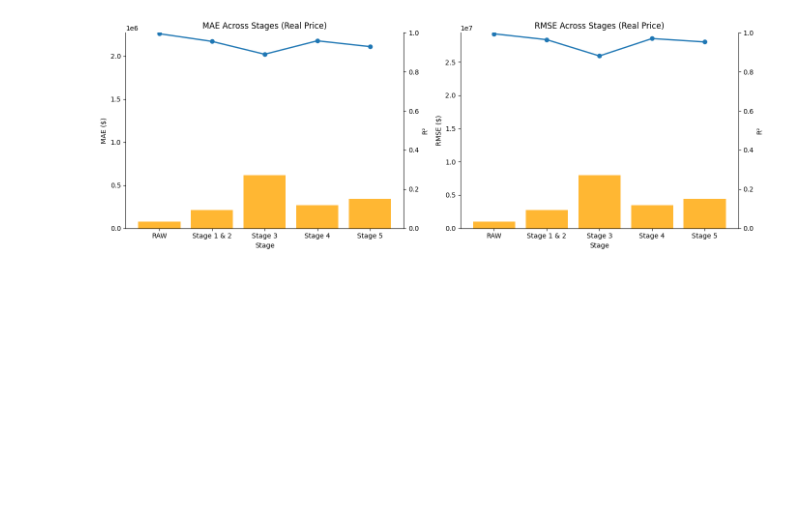
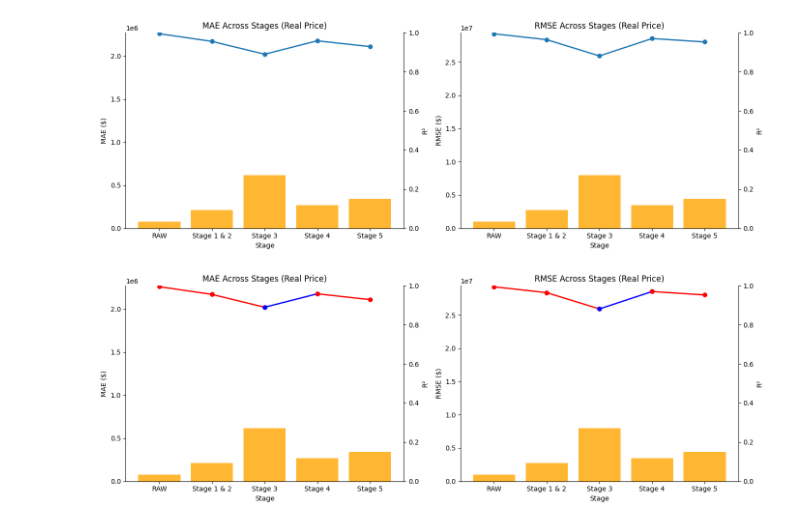
Before and after one commit to Gitzav/role_of_data_preparation, a Jupyter notebook: main.ipynb, the cells around one changed output. Saved outputs shown, nothing was run; the diff lists cells and outputs as text; code cells hidden in the pictures; blank space fills up the shorter version.

```diff
--- a/main.ipynb
+++ b/main.ipynb
@@ -1146,3 +1146,84 @@ plt.show()
 | 3 | Stage 4 | 2.178194e+06 | 2.853472e+07 | 0.117786 |
 | 4 | Stage 5 | 2.111071e+06 | 2.802286e+07 | 0.149153 |
 [figure]
+# %%
+import matplotlib.pyplot as plt
+
+stages = df_results["Stage"]
+
+mae_vals  = df_results["MAE_test"].values
+rmse_vals = df_results["RMSE_test"].values
+r2_vals   = df_results["R2_test"].values
+
+fig, axes = plt.subplots(1, 2, figsize=(14, 5))
+
+# ================== MAE + R² ==================
+ax_mae = axes[0]
+
+# Vẽ từng đoạn với màu theo xu hướng
+for i in range(len(stages) - 1):
+    x_seg = [stages[i], stages[i+1]]
+    y_seg = [mae_vals[i], mae_vals[i+1]]
+    if mae_vals[i+1] > mae_vals[i]:
+        color = "blue"   # tăng
+    elif mae_vals[i+1] < mae_vals[i]:
+        color = "red"     # giảm
+    else:
+        color = "gray"
+    ax_mae.plot(x_seg, y_seg, marker="o", linewidth=2, color=color)
+
+ax_mae.set_title("MAE Across Stages (Real Price)")
+ax_mae.set_xlabel("Stage")
+ax_mae.set_ylabel("MAE ($)")
+ax_mae.set_ylim(bottom=0)
+ax_mae.grid(False)
+ax_mae.spines["top"].set_visible(False)
+ax_mae.spines["right"].set_visible(False)
+
+# Trục R² bên phải (bar màu cam)
+ax_mae_r2 = ax_mae.twinx()
+ax_mae_r2.bar(stages, r2_vals, alpha=0.8, color="orange")
+ax_mae_r2.set_ylabel("R²")
+ax_mae_r2.set_ylim(0, 1)
+ax_mae_r2.grid(False)
+ax_mae_r2.spines["top"].set_visible(False)
+ax_mae_r2.spines["left"].set_visible(False)
+
+# ================== RMSE + R² ==================
+ax_rmse = axes[1]
+
+for i in range(len(stages) - 1):
+    x_seg = [stages[i], stages[i+1]]
+    y_seg = [rmse_vals[i], rmse_vals[i+1]]
+    if rmse_vals[i+1] > rmse_vals[i]:
+        color = "blue"   # tăng
+    elif rmse_vals[i+1] < rmse_vals[i]:
+        color = "red"     # giảm
+    else:
+        color = "gray"
+    ax_rmse.plot(x_seg, y_seg, marker="o", linewidth=2, color=color)
+
+ax_rmse.set_title("RMSE Across Stages (Real Price)")
+ax_rmse.set_xlabel("Stage")
+ax_rmse.set_ylabel("RMSE ($)")
+ax_rmse.set_ylim(bottom=0)
+ax_rmse.grid(False)
+ax_rmse.spines["top"].set_visible(False)
+ax_rmse.spines["right"].set_visible(False)
+
+ax_rmse_r2 = ax_rmse.twinx()
+ax_rmse_r2.bar(stages, r2_vals, alpha=0.8, color="orange")
+ax_rmse_r2.set_ylabel("R²")
+ax_rmse_r2.set_ylim(0, 1)
+ax_rmse_r2.grid(False)
+ax_rmse_r2.spines["top"].set_visible(False)
+ax_rmse_r2.spines["left"].set_visible(False)
+
+# Trục X chữ thẳng
+for ax in axes:
+    ax.tick_params(axis="x", rotation=0)
+
+plt.tight_layout()
+plt.show()
+# %% [output]
+[figure, added]
```
